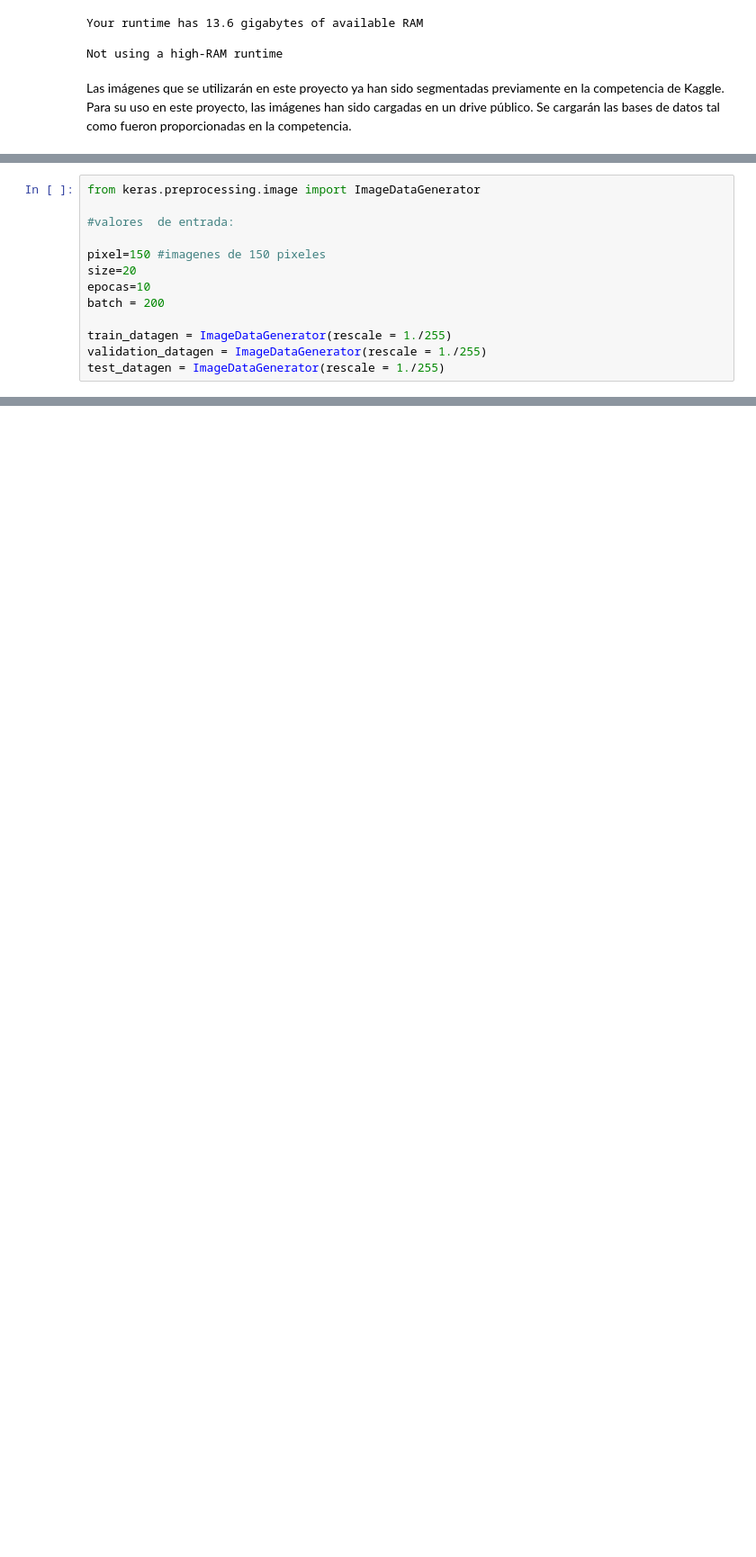
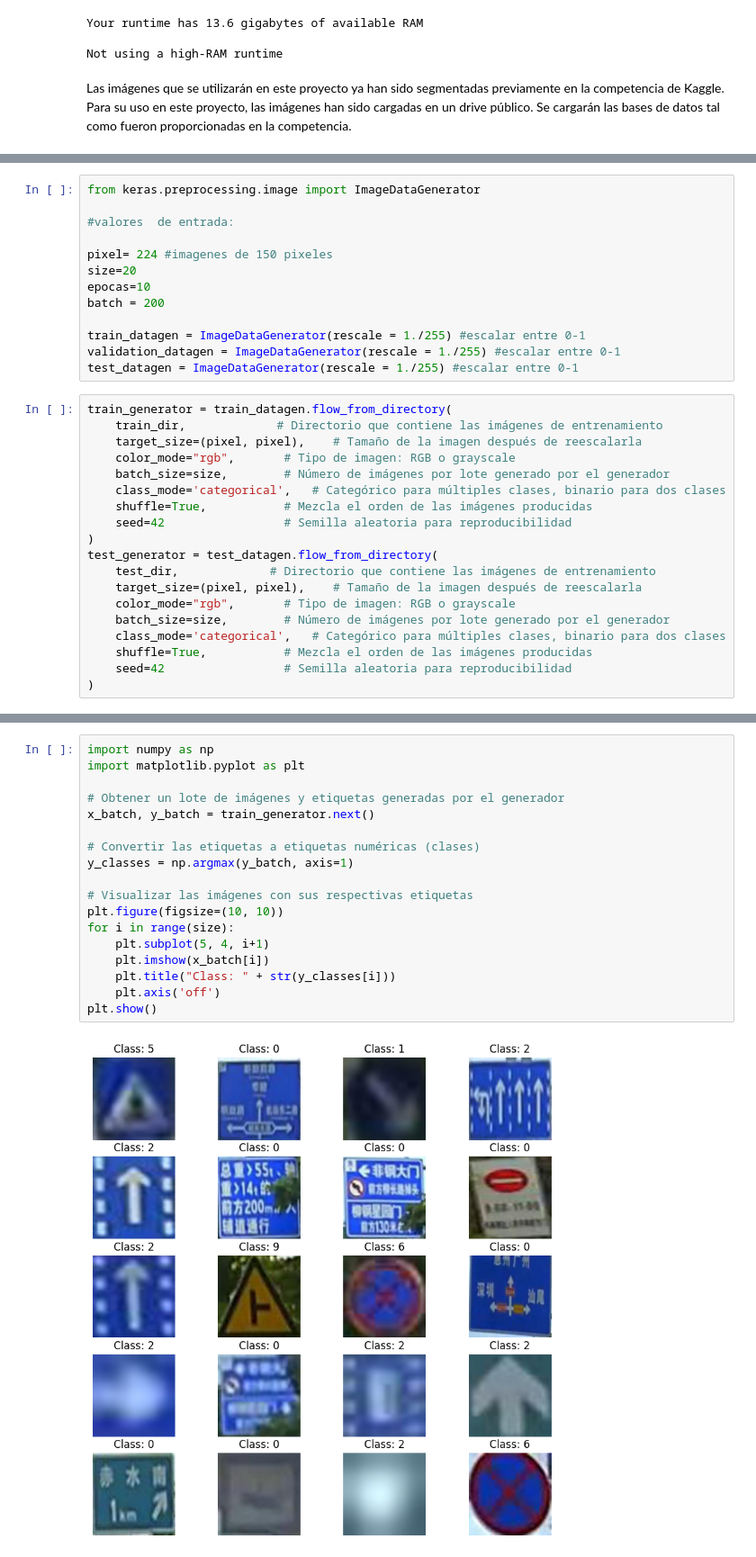
Before and after one commit to jsebastianquiroga/DEEP_LEARNING_PUJ, a Jupyter notebook: Traffic_sign/notebook/Taller_2_Caicedo_García_Quiroga.ipynb, the cells around one changed output, grey strips where cells are left out. Shown at 90% size. Saved outputs shown, nothing was run; the diff lists cells and outputs as text; blank space fills up the shorter version.

```diff
--- a/Traffic_sign/notebook/Taller_2_Caicedo_García_Quiroga.ipynb
+++ b/Traffic_sign/notebook/Taller_2_Caicedo_García_Quiroga.ipynb
@@ -144,11 +141,30 @@ from keras.preprocessing.image import ImageDataGenerator
 
 #valores  de entrada:
 
-pixel=150 #imagenes de 150 pixeles
+pixel= 224 #imagenes de 150 pixeles
 size=20
 epocas=10
 batch = 200
 
-train_datagen = ImageDataGenerator(rescale = 1./255)
-validation_datagen = ImageDataGenerator(rescale = 1./255)
-test_datagen = ImageDataGenerator(rescale = 1./255)
+train_datagen = ImageDataGenerator(rescale = 1./255) #escalar entre 0-1
+validation_datagen = ImageDataGenerator(rescale = 1./255) #escalar entre 0-1
+test_datagen = ImageDataGenerator(rescale = 1./255) #escalar entre 0-1
+# %%
+train_generator = train_datagen.flow_from_directory(
+    train_dir,             # Directorio que contiene las imágenes de entrenamiento
+    target_size=(pixel, pixel),    # Tamaño de la imagen después de reescalarla
+    color_mode="rgb",       # Tipo de imagen: RGB o grayscale
+    batch_size=size,        # Número de imágenes por lote generado por el generador
+    class_mode='categorical',   # Categórico para múltiples clases, binario para dos clases
+    shuffle=True,           # Mezcla el orden de las imágenes producidas
+    seed=42                 # Semilla aleatoria para reproducibilidad
+)
+test_generator = test_datagen.flow_from_directory(
+    test_dir,             # Directorio que contiene las imágenes de entrenamiento
+    target_size=(pixel, pixel),    # Tamaño de la imagen después de reescalarla
+    color_mode="rgb",       # Tipo de imagen: RGB o grayscale
+    batch_size=size,        # Número de imágenes por lote generado por el generador
+    class_mode='categorical',   # Categórico para múltiples clases, binario para dos clases
+    shuffle=True,           # Mezcla el orden de las imágenes producidas
+    seed=42                 # Semilla aleatoria para reproducibilidad
+)
@@ -154,0 +174,20 @@ test_datagen = ImageDataGenerator(rescale = 1./255)
+# %%
+import numpy as np
+import matplotlib.pyplot as plt
+
+# Obtener un lote de imágenes y etiquetas generadas por el generador
+x_batch, y_batch = train_generator.next()
+
+# Convertir las etiquetas a etiquetas numéricas (clases)
+y_classes = np.argmax(y_batch, axis=1)
+
+# Visualizar las imágenes con sus respectivas etiquetas
+plt.figure(figsize=(10, 10))
+for i in range(size):
+    plt.subplot(5, 4, i+1)
+    plt.imshow(x_batch[i])
+    plt.title("Class: " + str(y_classes[i]))
+    plt.axis('off')
+plt.show()
+# %% [output]
+[figure, added]
```
Also changed, not shown: parts of 9 cells of this notebook.
